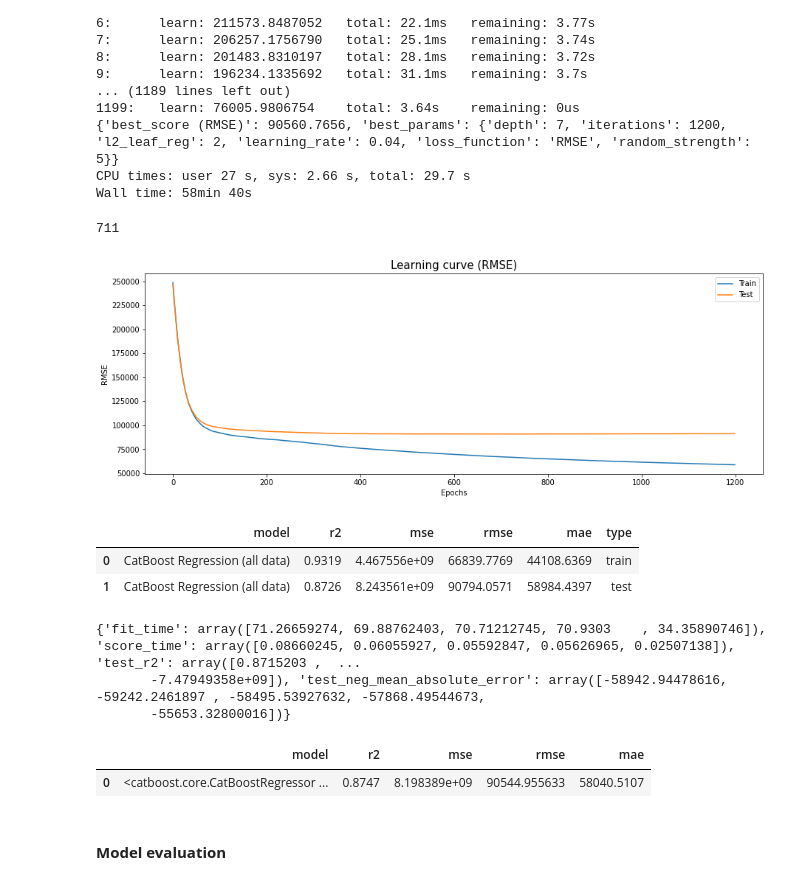
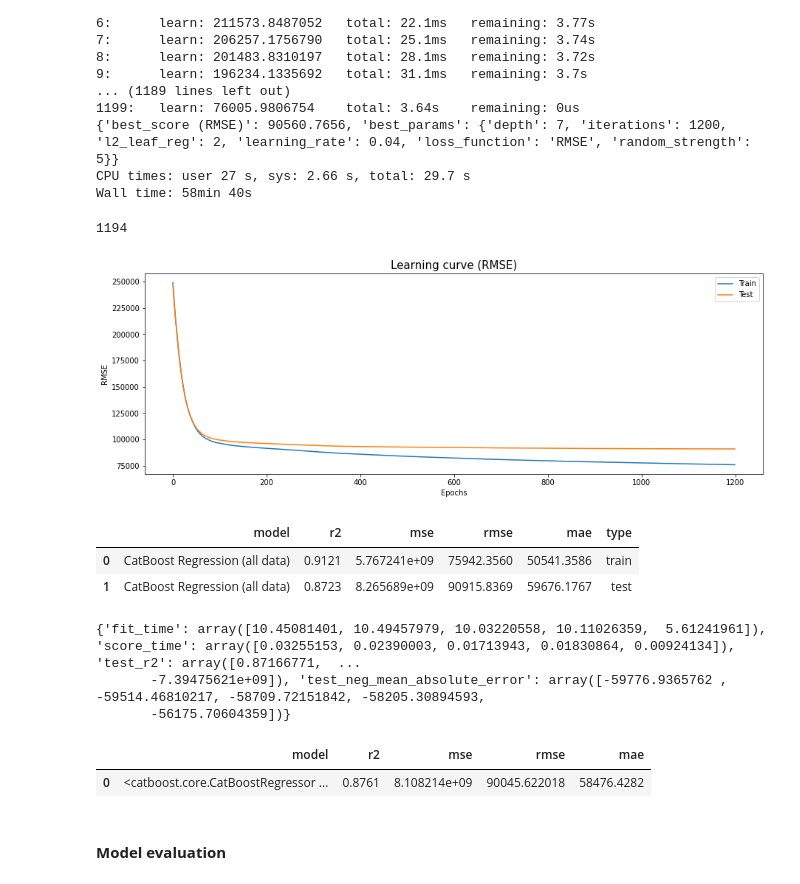
Before and after one commit to lorquez/real_estate_price_predictor, a Jupyter notebook: src/6. Modeling - Hyperparameter Tuning.ipynb, the cells around one changed output. Saved outputs shown, nothing was run; the diff lists cells and outputs as text; code cells hidden in the pictures.

```diff
--- a/src/6. Modeling - Hyperparameter Tuning.ipynb
+++ b/src/6. Modeling - Hyperparameter Tuning.ipynb
@@ -117,27 +133,27 @@ CPU times: user 27 s, sys: 2.66 s, total: 29.7 s
 Wall time: 58min 40s
 # %%
 CB_model = CatBoostRegressor(learning_rate = 0.04,
-                             depth = 12,
+                             depth = 7,
                              loss_function = 'RMSE',
                              iterations = 1200,
-                             l2_leaf_reg = 3,
+                             l2_leaf_reg = 2,
                              verbose = False,
-                             random_strength = 8)
+                             random_strength = 5)
 CB_model.fit(X_train,
              y_train,
              eval_set = [(X_train, y_train),(X_test, y_test)],
              use_best_model = True,
              verbose = False
              )
 
 CB_results = CB_model.get_evals_result()
 CB_best_iteration = CB_model.get_best_iteration()
 CB_feature_importance = CB_model.get_feature_importance
 print(CB_best_iteration)
 mf.plot_learning(CB_results,'RMSE')
 # %% [output]
-711
+1194
-[figure, old version]
+[figure, new version]
 # %%
 CB_ytrain = CB_model.predict(X_train)
 CB_yhat = CB_model.predict(X_test)
@@ -147,16 +163,16 @@ model_evaluations_df = pd.concat([model_evaluations_df,mf.model_evaluation(y_tes
 model_evaluations_df
 # %% [output]
 |  | model | r2 | mse | rmse | mae | type |
-| 0 | CatBoost Regression (all data) | 0.9319 | 4.467556e+09 | 66839.7769 | 44108.6369 | train |
-| 1 | CatBoost Regression (all data) | 0.8726 | 8.243561e+09 | 90794.0571 | 58984.4397 | test |
+| 0 | CatBoost Regression (all data) | 0.9121 | 5.767241e+09 | 75942.3560 | 50541.3586 | train |
+| 1 | CatBoost Regression (all data) | 0.8723 | 8.265689e+09 | 90915.8369 | 59676.1767 | test |
 # %%
 mf.cross_validate_models(X,y,CB_model)
 # %% [output]
-{'fit_time': array([71.26659274, 69.88762403, 70.71212745, 70.9303    , 34.35890746]), 'score_time': array([0.08660245, 0.06055927, 0.05592847, 0.05626965, 0.02507138]), 'test_r2': array([0.8715203 ,  ...
-       -7.47949358e+09]), 'test_neg_mean_absolute_error': array([-58942.94478616, -59242.2461897 , -58495.53927632, -57868.49544673,
-       -55653.32800016])}
+{'fit_time': array([10.45081401, 10.49457979, 10.03220558, 10.11026359,  5.61241961]), 'score_time': array([0.03255153, 0.02390003, 0.01713943, 0.01830864, 0.00924134]), 'test_r2': array([0.87166771,  ...
+       -7.39475621e+09]), 'test_neg_mean_absolute_error': array([-59776.9365762 , -59514.46810217, -58709.72151842, -58205.30894593,
+       -56175.70604359])}
 |  | model | r2 | mse | rmse | mae |
-| 0 | <catboost.core.CatBoostRegressor ... | 0.8747 | 8.198389e+09 | 90544.955633 | 58040.5107 |
+| 0 | <catboost.core.CatBoostRegressor ... | 0.8761 | 8.108214e+09 | 90045.622018 | 58476.4282 |
 # %% [markdown]
 #### **Model evaluation**
 # %% [markdown]
```
Also changed, not shown: parts of 14 cells of this notebook, 37 other files.
